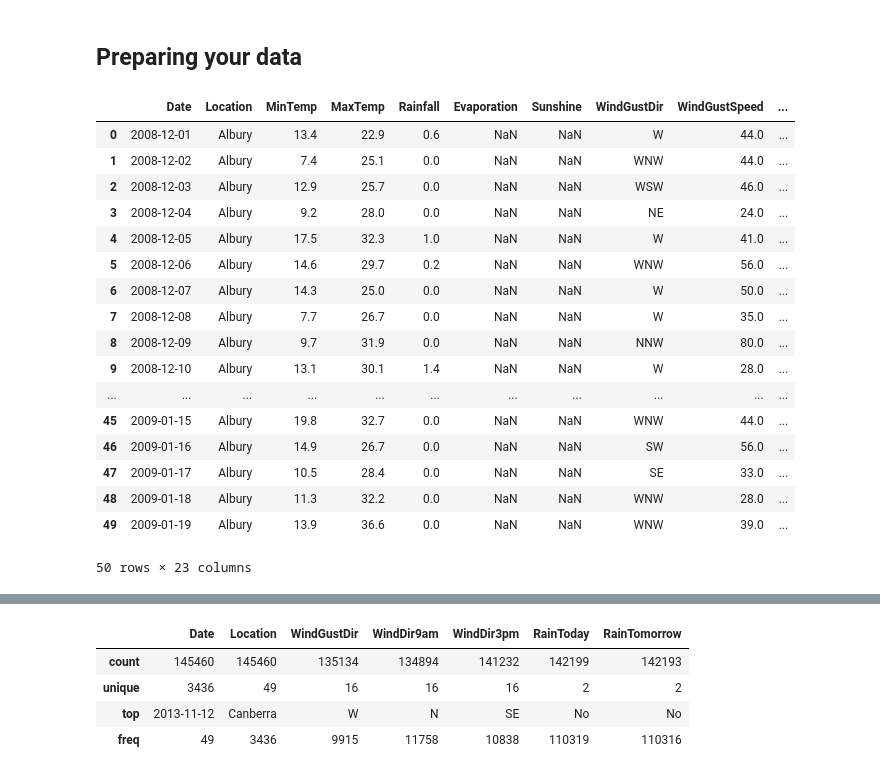
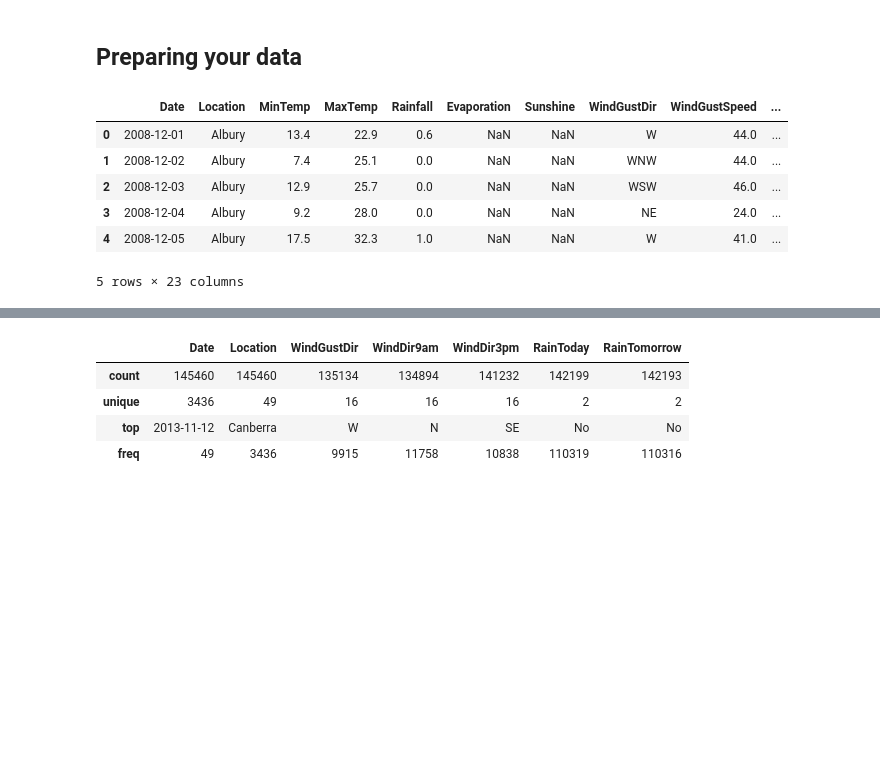
Before and after one commit to sreent/neural-networks-old, a Jupyter notebook: Rain in Australia - Mixed Feature Type & Missing Value Example.ipynb, the cells around one changed output, grey strips where cells are left out. Saved outputs shown, nothing was run; the diff lists cells and outputs as text; code cells hidden in the pictures; blank space fills up the shorter version.

```diff
--- a/Rain in Australia - Mixed Feature Type & Missing Value Example.ipynb
+++ b/Rain in Australia - Mixed Feature Type & Missing Value Example.ipynb
@@ -52,26 +52,15 @@ warnings.filterwarnings('ignore')
 # %%
 weather = pd.read_csv('weatherAUS.csv')
 
-weather.head(50)
+weather.head()
 # %% [output]
 |  | Date | Location | MinTemp | MaxTemp | Rainfall | Evaporation | Sunshine | WindGustDir | WindGustSpeed | ... |
 | 0 | 2008-12-01 | Albury | 13.4 | 22.9 | 0.6 | NaN | NaN | W | 44.0 | ... |
 | 1 | 2008-12-02 | Albury | 7.4 | 25.1 | 0.0 | NaN | NaN | WNW | 44.0 | ... |
 | 2 | 2008-12-03 | Albury | 12.9 | 25.7 | 0.0 | NaN | NaN | WSW | 46.0 | ... |
 | 3 | 2008-12-04 | Albury | 9.2 | 28.0 | 0.0 | NaN | NaN | NE | 24.0 | ... |
 | 4 | 2008-12-05 | Albury | 17.5 | 32.3 | 1.0 | NaN | NaN | W | 41.0 | ... |
-| 5 | 2008-12-06 | Albury | 14.6 | 29.7 | 0.2 | NaN | NaN | WNW | 56.0 | ... |
-| 6 | 2008-12-07 | Albury | 14.3 | 25.0 | 0.0 | NaN | NaN | W | 50.0 | ... |
-| 7 | 2008-12-08 | Albury | 7.7 | 26.7 | 0.0 | NaN | NaN | W | 35.0 | ... |
-| 8 | 2008-12-09 | Albury | 9.7 | 31.9 | 0.0 | NaN | NaN | NNW | 80.0 | ... |
-| 9 | 2008-12-10 | Albury | 13.1 | 30.1 | 1.4 | NaN | NaN | W | 28.0 | ... |
-| ... | ... | ... | ... | ... | ... | ... | ... | ... | ... | ... |
-| 45 | 2009-01-15 | Albury | 19.8 | 32.7 | 0.0 | NaN | NaN | WNW | 44.0 | ... |
-| 46 | 2009-01-16 | Albury | 14.9 | 26.7 | 0.0 | NaN | NaN | SW | 56.0 | ... |
-| 47 | 2009-01-17 | Albury | 10.5 | 28.4 | 0.0 | NaN | NaN | SE | 33.0 | ... |
-| 48 | 2009-01-18 | Albury | 11.3 | 32.2 | 0.0 | NaN | NaN | WNW | 28.0 | ... |
-| 49 | 2009-01-19 | Albury | 13.9 | 36.6 | 0.0 | NaN | NaN | WNW | 39.0 | ... |
-50 rows × 23 columns
+5 rows × 23 columns
 # %%
 weather.describe()
 # %% [output]
```
Also changed, not shown: parts of 4 cells of this notebook.
